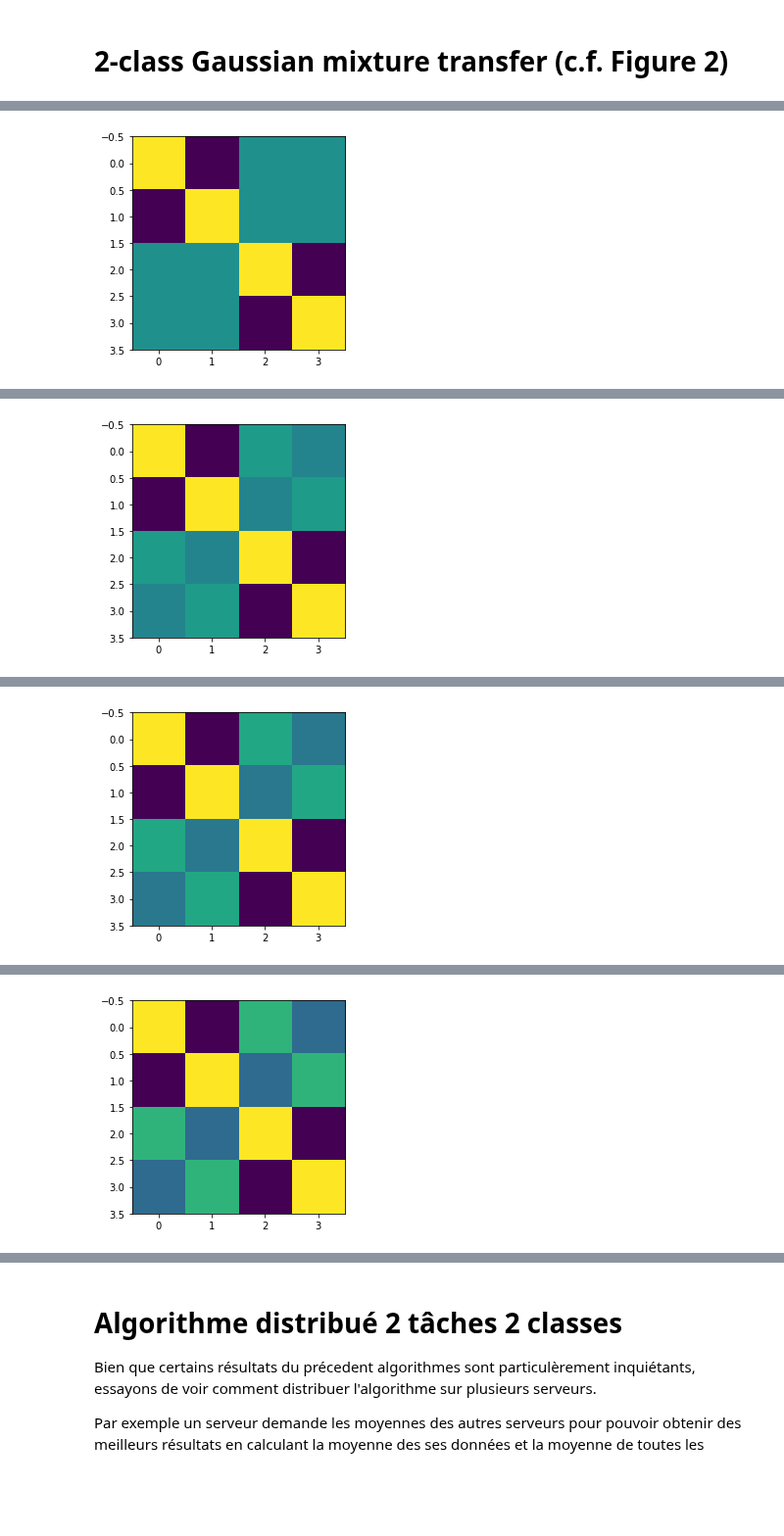
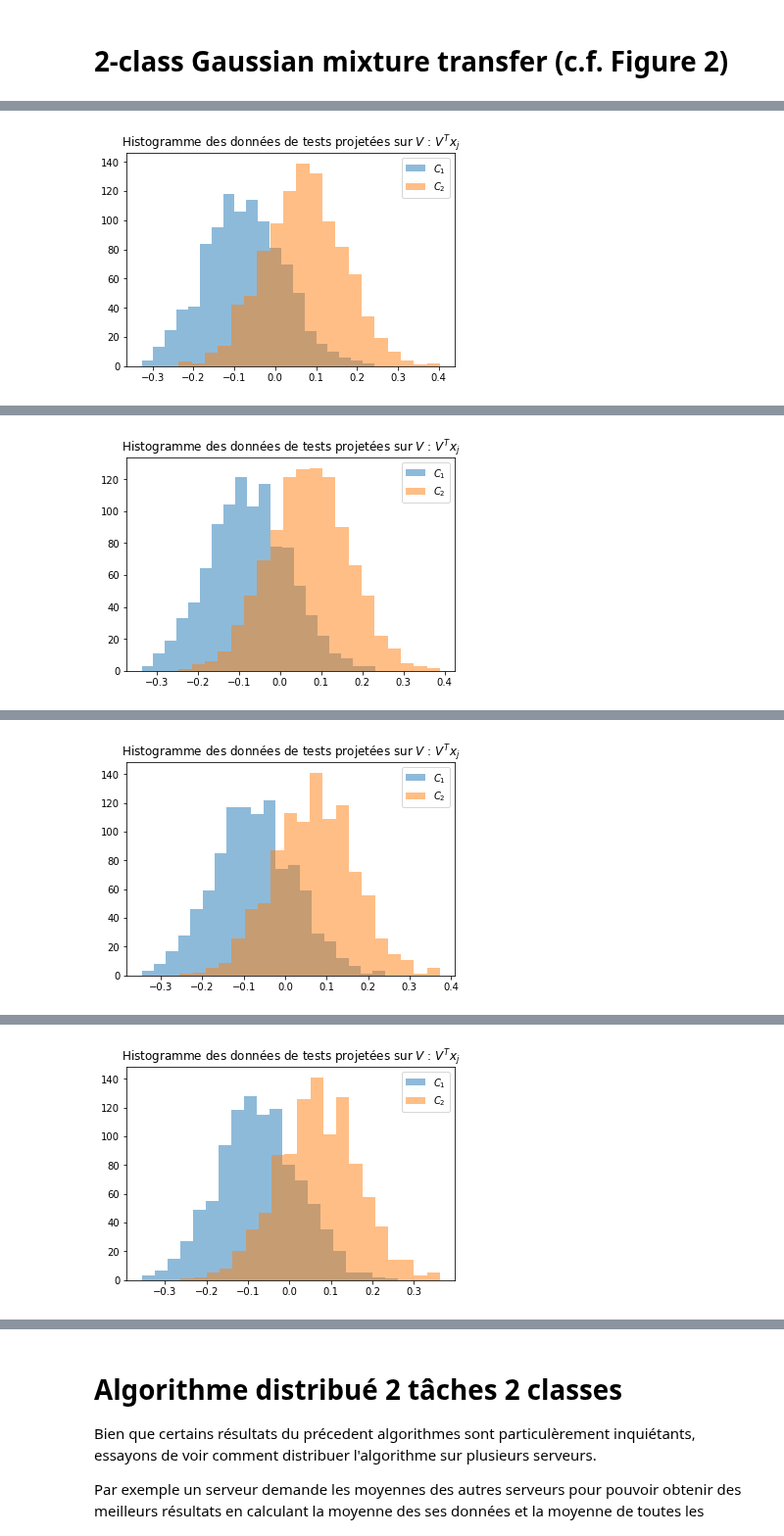
Before and after one commit to Sami-fak/DistributedMTLSPCA, a Jupyter notebook: binary-based_MTL.ipynb, the cells around one changed output, grey strips where cells are left out. Shown at 98% size. Cells and saved outputs as stored; diff of their text form; code cells hidden in the pictures; blank space fills up the shorter version.

```diff
--- a/binary-based_MTL.ipynb
+++ b/binary-based_MTL.ipynb
@@ -499,5 +540,5 @@ def compute_score(V, x, m_t):
 # %%
 from scipy import special as sp
 def qfunc(x):
-    return 0.5*sp.erfc(x/np.sqrt(2))
+    return 0.5-0.5*sp.erf(x/np.sqrt(2))
 # %%
@@ -516,8 +563,8 @@ def error_rate(m_t, t, nb_tasks, nb_classes, Dc, M_cur):
 #erfc(sqrt(e3'*MM*diag(c)*inv((diag(c)*MM*diag(c)+diag(co*c/k)))*diag(c)*MM*e3)/(sqrt(2)))/2;
 # %%
 def plot_error_rate(nb_tasks, nb_classes, emp_rate, error_rate, m_t, Dc, M_cur):
-    plt.scatter(range(nb_tasks), emp_rate, label="empirical error")
-    plt.scatter(range(nb_tasks), [error_rate(m_t[i], i, nb_tasks, nb_classes, Dc, M_cur) for i in range(nb_tasks)], label="theoritical error")
+    plt.scatter(1, emp_rate, label="empirical error")
+    plt.scatter(1, [error_rate(m_t[1], nb_tasks, nb_classes, Dc, M_cur)], label="theoritical error")
     plt.grid()
     plt.ylim((0,1))
     plt.xlim((-0.5, 0.5))
@@ -560,0 +623,14 @@ array([[6.09651668e-05]])
+# %%
+def debug_histogram(V, X_test, n_t):
+    """
+    Trace l'histogramme de V^T*x_1 et V^T*x_2.
+    """
+#     print(X1[0][0])
+#     print(n_t[0][0])
+    alpha = 0.5
+    bins = 20
+    plt.hist(V.T.dot(X_test.T[:n_t[0][0]].T), bins = bins, alpha=alpha, label=r"$C_1$")
+    plt.hist(V.T.dot(X_test.T[n_t[0][0]:].T), bins = bins, alpha=alpha, label=r"$C_2$")
+    plt.title(r"Histogramme des données de tests projetées sur $V$ : $V^Tx_j$")
+    plt.legend()
+    plt.show()
@@ -561,44 +641,58 @@ array([[6.09651668e-05]])
 # %% [markdown]
 # 2-class Gaussian mixture transfer (c.f. Figure 2)
 # %%
-n = 4000
+n = 2100
 p = 100
 m = 2
 t = 2
 beta = np.arange(0,1.1,0.1)
-n_t = [[1000,1000], [1000, 1000]]
+n_t = [[1000,1000], [50, 50]]
+n_t_test = [[1000, 1000]]
 emp_rate, th_rate = [], []
 for b in beta:
     # on crée les données synthétiques
     M = mean_matrix(b, p)
     #print(M)
     X = gaussian_synthetic_data(n, p, m, t, n_t, M)
-    #X = normalisation(X, t, m)
-    # ca change de tout de normaliser
-    X_train, X_test, n_t_train, n_t_test = train_test_split_data(X, 0.8, t, m)
+    X_test = gaussian_synthetic_data(n, p, m, 1, n_t_test, [M[1]])
+    X = normalisation(X, p)
+    X_test = normalisation(X_test, p)
+    #X = normalisation_old(X, t, m)
+    # Malik's normalization (dividing by sqrt(p))
+    #X_train, X_test, n_t_train, n_t_test = train_test_split_data(X, 0.8, t, m)
     #y = create_labels(t,m)
 
     # On calcule les moyennes empiriques
     #M_mean = empirical_mean(t, m, X_train, p, n_t_train)
     M_mean = true_mean(M, p, t, m)
-    print(np.transpose(M_mean).dot(M_mean))
+    print("MTM : ")
+    MM = np.transpose(M_mean).dot(M_mean)
+    print(MM)
     c = estimate_c(n_t, n, t, m)
+    c0 = p/n
     Dc = np.diag(c)
-    #print(c)
-    correlation_matrix = compute_M_cal(n,p,Dc,M_mean, display=True)
+    print("c = ", c)
+    print("Correlation Matrix : ")
+    correlation_matrix = compute_M_cal(n,p,Dc,M_mean, display=False)
     matprint(correlation_matrix)
     y = label_evaluation(t,m,Dc,correlation_matrix)
-    #print("y = ")
-    #matprint(y)
-    X_train_aggregated = aggregate_array(X_train, p, n, t, m)
-    X_test_aggregated = aggregate_array(X_test, p, n, t, m)
-    J = create_J(m, t, n, n_t_train)
-    V = compute_V(y, X_train_aggregated, J)
+    print("y = ")
+    matprint(y)
+    X_train_aggregated = aggregate_array(X, p, n, t, m)
+    X_test_aggregated = aggregate_array(X_test, p, sum(n_t_test[0]), 1, m)
+    J = create_J(m, t, n, n_t)
+
+    V = compute_V(y, X_train_aggregated, J, n)
+    debug_histogram(V, X_test_aggregated, n_t_test)
+#     print("V = ")
+#     print(V)
     m_t = create_mt(t, m, y, Dc, correlation_matrix)
-    emp_rate.append(compute_error_rate(X_test, V, m_t, t, m, n_t_test, Dc, correlation_matrix)[0])
-    th_rate.append(compute_error_rate(X_test, V, m_t, t, m, n_t_test, Dc, correlation_matrix)[1])
+    print("m_t = ", m_t)
+    erreurs = compute_error_rate(X_test, V, m_t, 1, m, n_t_test, Dc, MM, c0)
+    emp_rate.append(erreurs[0])
+    th_rate.append(erreurs[1])
 
-print(emp_rate, th_rate)
+    print(emp_rate, th_rate)
 
 plt.plot(beta, emp_rate, '-o', label='empirical rate')
 plt.plot(beta, th_rate, '-o', label='theoritical rate')
@@ -616 +722 @@ plt.show()
-[figure, old version]
+[figure, new version]
@@ -625 +740 @@ plt.show()
-[figure, old version]
+[figure, new version]
@@ -634 +758 @@ plt.show()
-[figure, old version]
+[figure, new version]
@@ -643 +776 @@ plt.show()
-[figure, old version]
+[figure, new version]
```
Also changed, not shown: parts of 34 cells of this notebook, 1 other file.
